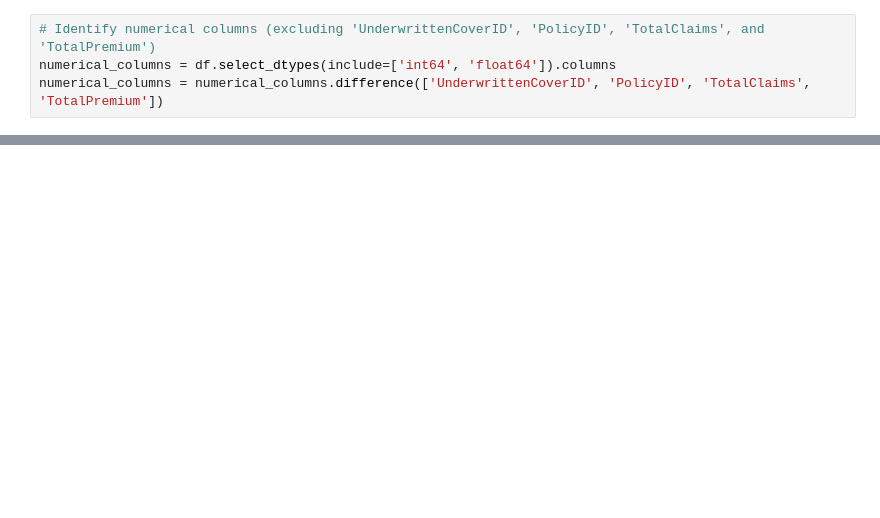
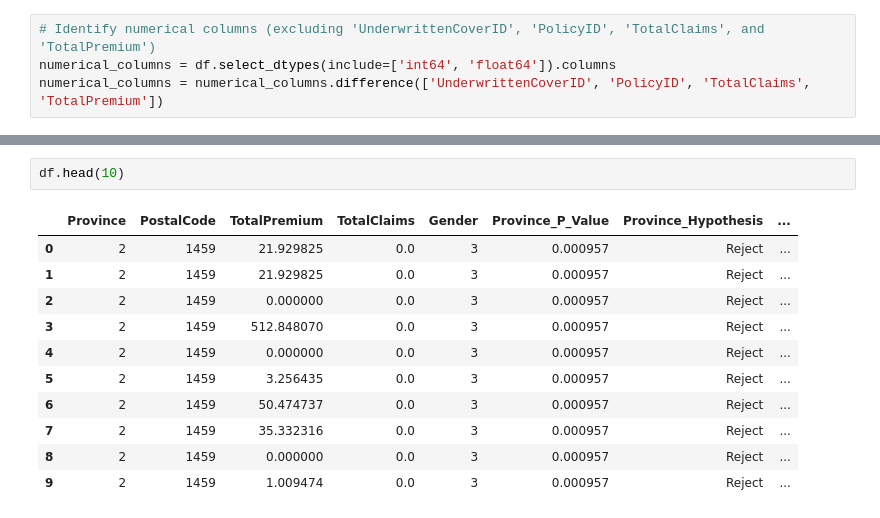
Before and after one commit to Yaadee/insurance_data_analysis, a Jupyter notebook: notebooks/hypothesis_testing.ipynb, the cells around one changed output, grey strips where cells are left out. Cells and saved outputs as stored; diff of their text form; blank space fills up the shorter version.

Commit message:
hypothesis testint Null Hypothesis Segmentation , target variables

```diff
--- a/notebooks/hypothesis_testing.ipynb
+++ b/notebooks/hypothesis_testing.ipynb
@@ -570,0 +593,14 @@ Fail to reject the null hypothesis for gender risk difference.
+# %%
+df.head(10)
+# %% [output]
+|  | Province | PostalCode | TotalPremium | TotalClaims | Gender | Province_P_Value | Province_Hypothesis | ... |
+| 0 | 2 | 1459 | 21.929825 | 0.0 | 3 | 0.000957 | Reject | ... |
+| 1 | 2 | 1459 | 21.929825 | 0.0 | 3 | 0.000957 | Reject | ... |
+| 2 | 2 | 1459 | 0.000000 | 0.0 | 3 | 0.000957 | Reject | ... |
+| 3 | 2 | 1459 | 512.848070 | 0.0 | 3 | 0.000957 | Reject | ... |
+| 4 | 2 | 1459 | 0.000000 | 0.0 | 3 | 0.000957 | Reject | ... |
+| 5 | 2 | 1459 | 3.256435 | 0.0 | 3 | 0.000957 | Reject | ... |
+| 6 | 2 | 1459 | 50.474737 | 0.0 | 3 | 0.000957 | Reject | ... |
+| 7 | 2 | 1459 | 35.332316 | 0.0 | 3 | 0.000957 | Reject | ... |
+| 8 | 2 | 1459 | 0.000000 | 0.0 | 3 | 0.000957 | Reject | ... |
+| 9 | 2 | 1459 | 1.009474 | 0.0 | 3 | 0.000957 | Reject | ... |
```
Also changed, not shown: parts of 14 cells of this notebook, 1 other file.
